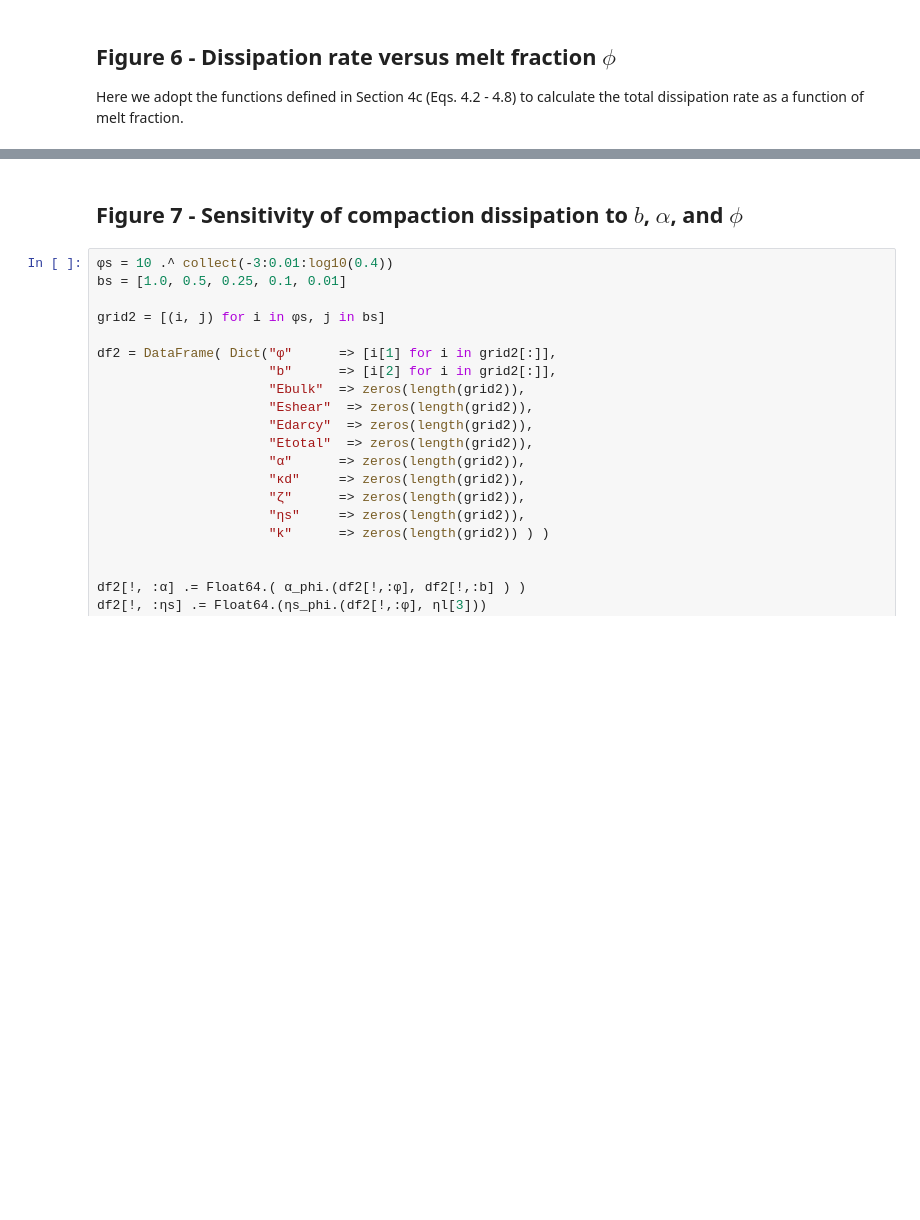
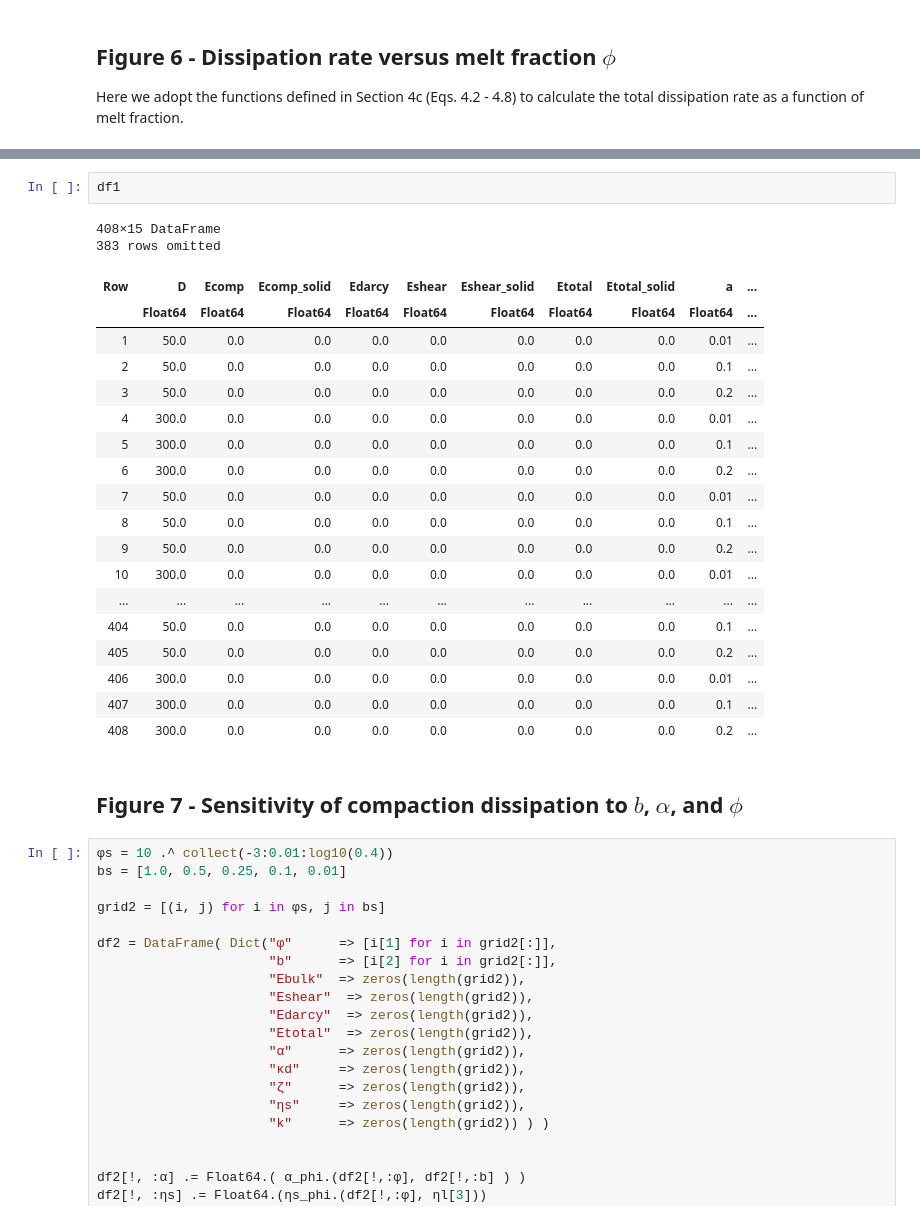
Before and after one commit to FormingWorlds/Love.jl, a Jupyter notebook: examples/PoroviscoelasticTides/PoroviscoelasticTides.ipynb, the cells around one changed output, grey strips where cells are left out. Drawn from its saved outputs; the diff is of its cells as text; blank space fills up the shorter version.

```diff
--- a/examples/PoroviscoelasticTides/PoroviscoelasticTides.ipynb
+++ b/examples/PoroviscoelasticTides/PoroviscoelasticTides.ipynb
@@ -517,3 +558,26 @@ display(fig)
+# %%
+df1
+# %% [output]
+408×15 DataFrame
+383 rows omitted
+| Row | D | Ecomp | Ecomp_solid | Edarcy | Eshear | Eshear_solid | Etotal | Etotal_solid | a | ... |
+|  | Float64 | Float64 | Float64 | Float64 | Float64 | Float64 | Float64 | Float64 | Float64 | ... |
+| 1 | 50.0 | 0.0 | 0.0 | 0.0 | 0.0 | 0.0 | 0.0 | 0.0 | 0.01 | ... |
+| 2 | 50.0 | 0.0 | 0.0 | 0.0 | 0.0 | 0.0 | 0.0 | 0.0 | 0.1 | ... |
+| 3 | 50.0 | 0.0 | 0.0 | 0.0 | 0.0 | 0.0 | 0.0 | 0.0 | 0.2 | ... |
+| 4 | 300.0 | 0.0 | 0.0 | 0.0 | 0.0 | 0.0 | 0.0 | 0.0 | 0.01 | ... |
+| 5 | 300.0 | 0.0 | 0.0 | 0.0 | 0.0 | 0.0 | 0.0 | 0.0 | 0.1 | ... |
+| 6 | 300.0 | 0.0 | 0.0 | 0.0 | 0.0 | 0.0 | 0.0 | 0.0 | 0.2 | ... |
+| 7 | 50.0 | 0.0 | 0.0 | 0.0 | 0.0 | 0.0 | 0.0 | 0.0 | 0.01 | ... |
+| 8 | 50.0 | 0.0 | 0.0 | 0.0 | 0.0 | 0.0 | 0.0 | 0.0 | 0.1 | ... |
+| 9 | 50.0 | 0.0 | 0.0 | 0.0 | 0.0 | 0.0 | 0.0 | 0.0 | 0.2 | ... |
+| 10 | 300.0 | 0.0 | 0.0 | 0.0 | 0.0 | 0.0 | 0.0 | 0.0 | 0.01 | ... |
+| ... | ... | ... | ... | ... | ... | ... | ... | ... | ... | ... |
+| 404 | 50.0 | 0.0 | 0.0 | 0.0 | 0.0 | 0.0 | 0.0 | 0.0 | 0.1 | ... |
+| 405 | 50.0 | 0.0 | 0.0 | 0.0 | 0.0 | 0.0 | 0.0 | 0.0 | 0.2 | ... |
+| 406 | 300.0 | 0.0 | 0.0 | 0.0 | 0.0 | 0.0 | 0.0 | 0.0 | 0.01 | ... |
+| 407 | 300.0 | 0.0 | 0.0 | 0.0 | 0.0 | 0.0 | 0.0 | 0.0 | 0.1 | ... |
+| 408 | 300.0 | 0.0 | 0.0 | 0.0 | 0.0 | 0.0 | 0.0 | 0.0 | 0.2 | ... |
 # %% [markdown]
 ## Figure 7 - Sensitivity of compaction dissipation to $b$, $\alpha$, and $\phi$
 # %%
```
Also changed, not shown: parts of 7 cells of this notebook, 1 other file.
